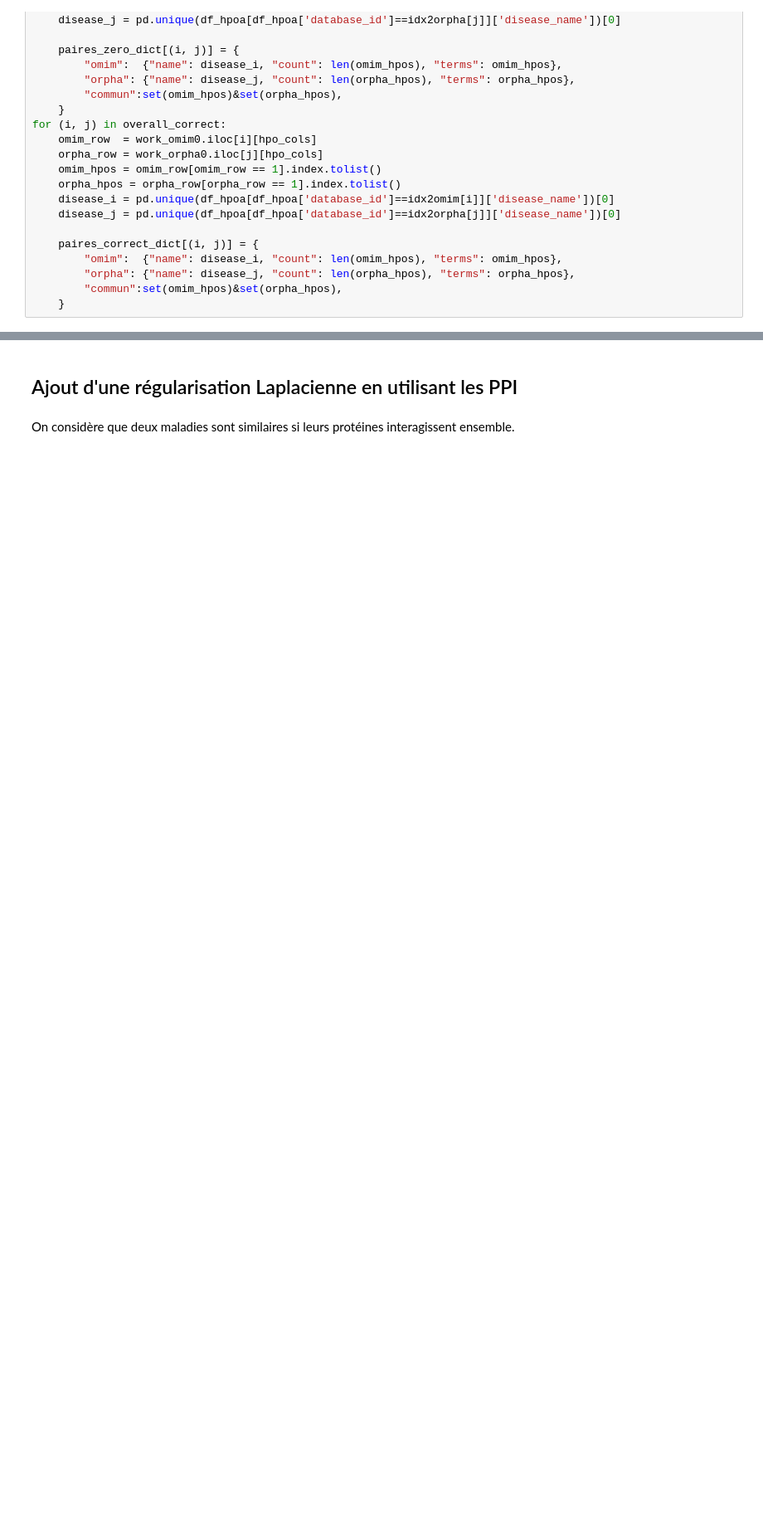
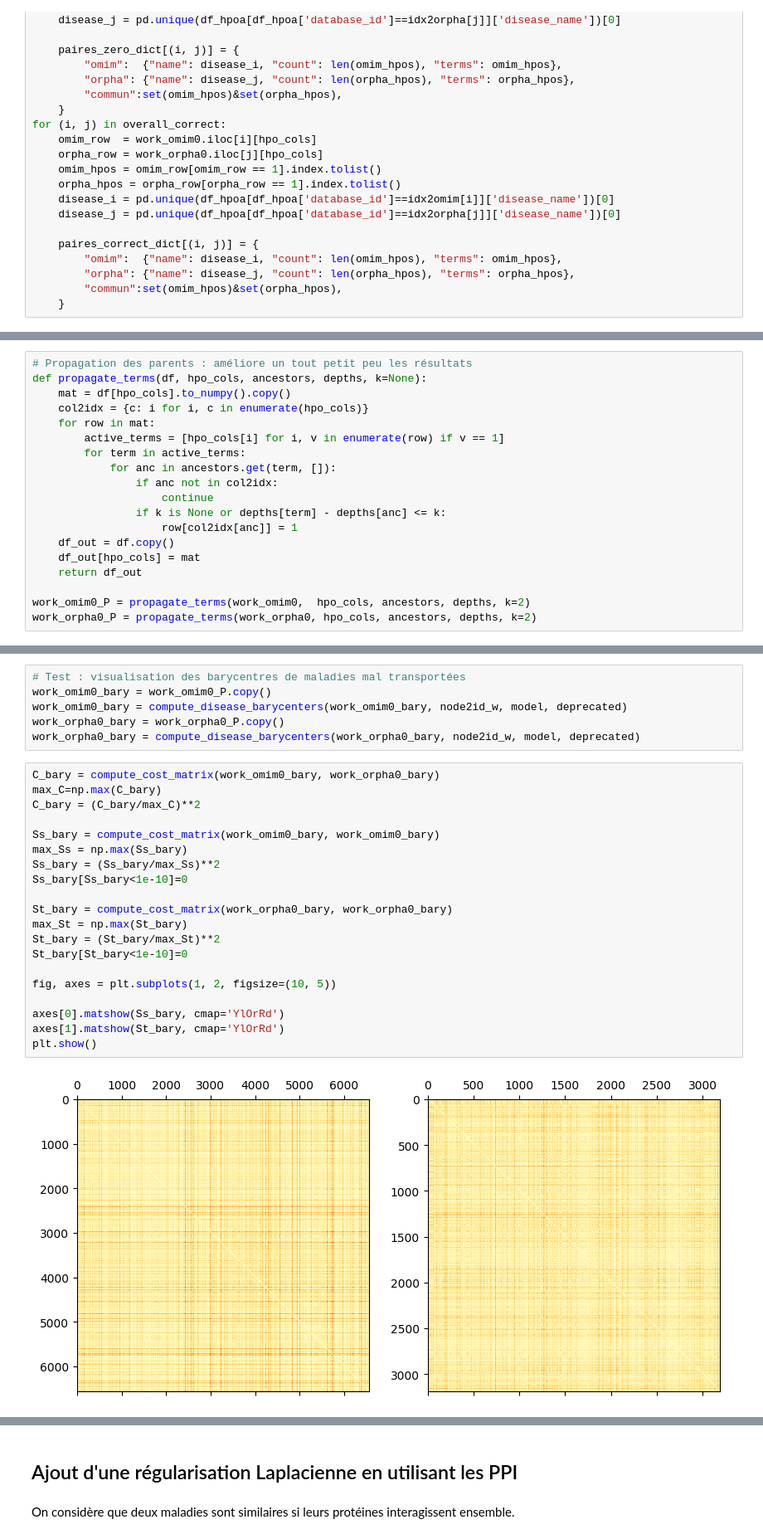
Before and after one commit to averniere/OT_simulation_maladies, a Jupyter notebook: Embeddings/test.ipynb, the cells around one changed output, grey strips where cells are left out. Shown at 83% size. Saved outputs shown, nothing was run; the diff lists cells and outputs as text; blank space fills up the shorter version.

Commit message:
hier tests

```diff
--- a/Embeddings/test.ipynb
+++ b/Embeddings/test.ipynb
@@ -1139,0 +1190,19 @@ defaultdict(None, {'HP:0000006': 'HP:0000001', 'HP:0000007': 'HP:0000001', 'HP:0
+# %%
+# Propagation des parents : améliore un tout petit peu les résultats
+def propagate_terms(df, hpo_cols, ancestors, depths, k=None):
+    mat = df[hpo_cols].to_numpy().copy()
+    col2idx = {c: i for i, c in enumerate(hpo_cols)}
+    for row in mat:
+        active_terms = [hpo_cols[i] for i, v in enumerate(row) if v == 1]
+        for term in active_terms:
+            for anc in ancestors.get(term, []):
+                if anc not in col2idx:
+                    continue
+                if k is None or depths[term] - depths[anc] <= k:
+                    row[col2idx[anc]] = 1
+    df_out = df.copy()
+    df_out[hpo_cols] = mat
+    return df_out
+
+work_omim0_P = propagate_terms(work_omim0,  hpo_cols, ancestors, depths, k=2)
+work_orpha0_P = propagate_terms(work_orpha0, hpo_cols, ancestors, depths, k=2)
@@ -1139,0 +1245,28 @@ defaultdict(None, {'HP:0000006': 'HP:0000001', 'HP:0000007': 'HP:0000001', 'HP:0
+# %%
+# Test : visualisation des barycentres de maladies mal transportées
+work_omim0_bary = work_omim0_P.copy()
+work_omim0_bary = compute_disease_barycenters(work_omim0_bary, node2id_w, model, deprecated)
+work_orpha0_bary = work_orpha0_P.copy()
+work_orpha0_bary = compute_disease_barycenters(work_orpha0_bary, node2id_w, model, deprecated)
+# %%
+C_bary = compute_cost_matrix(work_omim0_bary, work_orpha0_bary)
+max_C=np.max(C_bary)
+C_bary = (C_bary/max_C)**2
+
+Ss_bary = compute_cost_matrix(work_omim0_bary, work_omim0_bary)
+max_Ss = np.max(Ss_bary)
+Ss_bary = (Ss_bary/max_Ss)**2
+Ss_bary[Ss_bary<1e-10]=0
+
+St_bary = compute_cost_matrix(work_orpha0_bary, work_orpha0_bary)
+max_St = np.max(St_bary)
+St_bary = (St_bary/max_St)**2
+St_bary[St_bary<1e-10]=0
+
+fig, axes = plt.subplots(1, 2, figsize=(10, 5))
+
+axes[0].matshow(Ss_bary, cmap='YlOrRd')
+axes[1].matshow(St_bary, cmap='YlOrRd')
+plt.show()
+# %% [output]
+[figure, added]
```
Also changed, not shown: parts of 26 cells of this notebook, 4 other files.
